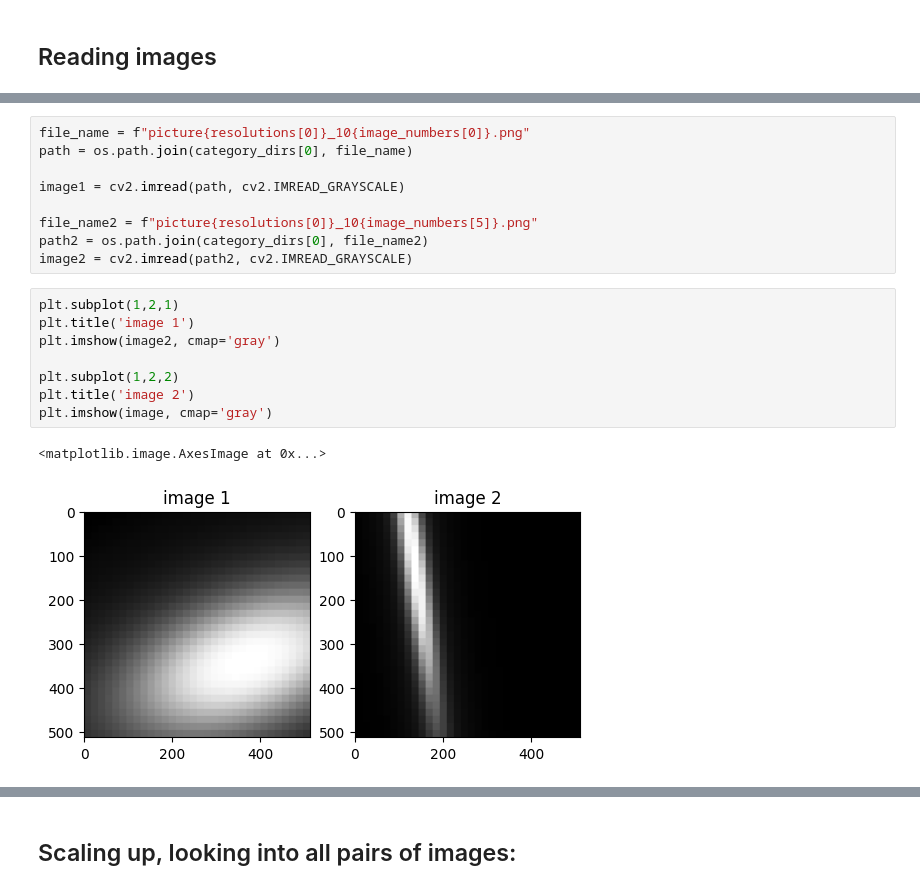
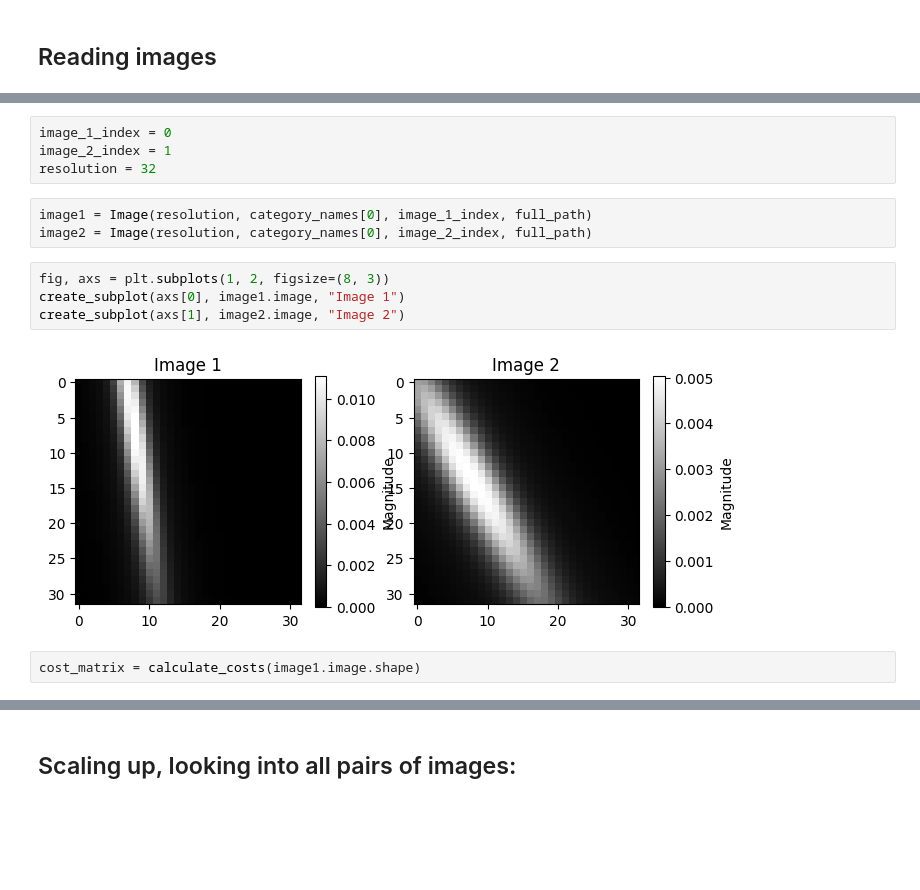
Before and after one commit to warik21/Thesis, a Jupyter notebook: Playground.ipynb, the cells around one changed output, grey strips where cells are left out. Saved outputs shown, nothing was run; the diff lists cells and outputs as text; blank space fills up the shorter version.

```diff
--- a/Playground.ipynb
+++ b/Playground.ipynb
@@ -68,20 +43,15 @@ category_dirs
 # %%
-file_name = f"picture{resolutions[0]}_10{image_numbers[0]}.png"
-path = os.path.join(category_dirs[0], file_name)
-
-image1 = cv2.imread(path, cv2.IMREAD_GRAYSCALE)
-
-file_name2 = f"picture{resolutions[0]}_10{image_numbers[5]}.png"
-path2 = os.path.join(category_dirs[0], file_name2)
-image2 = cv2.imread(path2, cv2.IMREAD_GRAYSCALE)
+image_1_index = 0
+image_2_index = 1
+resolution = 32
+# %%
+image1 = Image(resolution, category_names[0], image_1_index, full_path)
+image2 = Image(resolution, category_names[0], image_2_index, full_path)
 # %%
-plt.subplot(1,2,1)
-plt.title('image 1')
-plt.imshow(image2, cmap='gray')
-
-plt.subplot(1,2,2)
-plt.title('image 2')
-plt.imshow(image, cmap='gray')
+fig, axs = plt.subplots(1, 2, figsize=(8, 3))
+create_subplot(axs[0], image1.image, "Image 1")
+create_subplot(axs[1], image2.image, "Image 2")
 # %% [output]
-<matplotlib.image.AxesImage at 0x...>
-[figure, old version]
+[figure, new version]
+# %%
+cost_matrix = calculate_costs(image1.image.shape)
```
Also changed, not shown: parts of 11 cells of this notebook, 1 other file.
